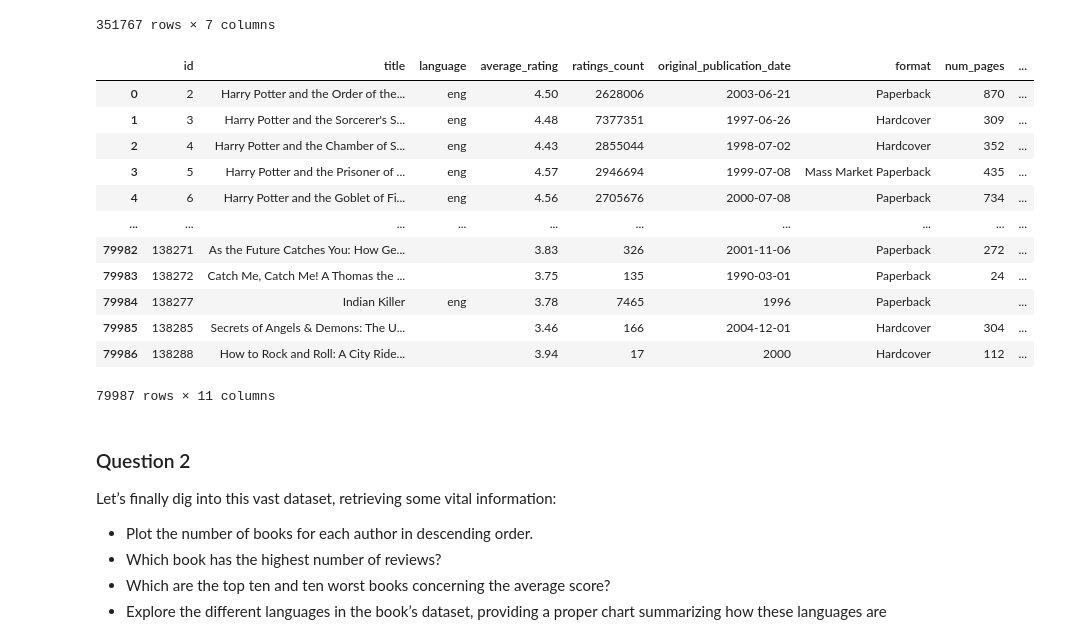
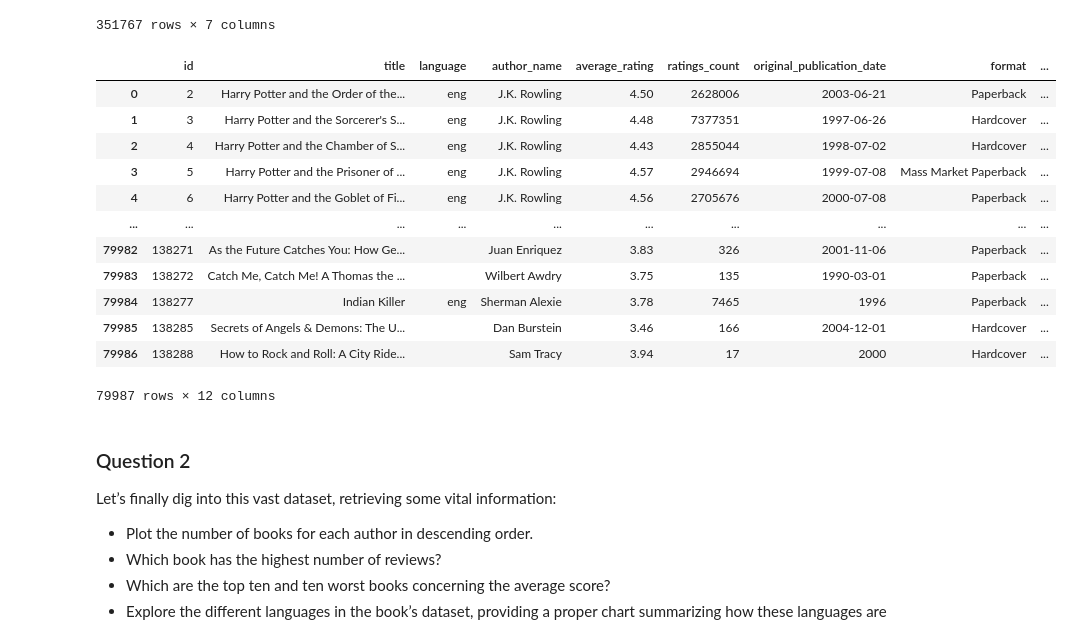
Before and after one commit to michele-42/HW2, a Jupyter notebook: main.ipynb, the cells around one changed output. Cells and saved outputs as stored; diff of their text form; code cells hidden in the pictures.

```diff
--- a/main.ipynb
+++ b/main.ipynb
@@ -98,42 +115,55 @@ authors
 | 351766 | 16777164 | James Ross |  | 0 | 1 | 5.00 | [29597374] |
 351767 rows × 7 columns
 # %%
-# Load a "few" records from the lighter_books.json dataset
-# books = pd.read_json('data/lighter_books.json', lines=True)
+"""
+    LOAD AND PRINT BOOKS DATAFRAME
+"""
 
-# This code loads only the fields needed for the exercises.
-# It takes more time to load the data but less RAM memory
+# how many records to load
+no_records = 80000
 
-# TIME 1 min
+# which fields
+fields = [
+    'id',
+    'title',
+    'language',
+    'author_name',
+    'average_rating',
+    'ratings_count',
+    'original_publication_date',
+    'format',
+    'num_pages',
+    'series_id',
+    'series_name',
+    'text_reviews_count'
+]
 
-no_records = 80000   # how many records to load
-fields = ['id', 'title', 'language', 'average_rating', 'ratings_count', 'original_publication_date', 'format', 'num_pages', 'series_id', 'series_name', 'text_reviews_count']  # which fields
 records = []
 with open('data/lighter_books.json') as lighter_books:
     for i in range(no_records):
         try:
             json_data = json.loads(lighter_books.readline())
             records.append([json_data[k] for k in fields])
         except:
             continue
 
 books = pd.DataFrame(records, columns=fields)
 records.clear()
 books
 # %% [output]
-|  | id | title | language | average_rating | ratings_count | original_publication_date | format | num_pages | ... |
-| 0 | 2 | Harry Potter and the Order of the... | eng | 4.50 | 2628006 | 2003-06-21 | Paperback | 870 | ... |
-| 1 | 3 | Harry Potter and the Sorcerer's S... | eng | 4.48 | 7377351 | 1997-06-26 | Hardcover | 309 | ... |
-| 2 | 4 | Harry Potter and the Chamber of S... | eng | 4.43 | 2855044 | 1998-07-02 | Hardcover | 352 | ... |
-| 3 | 5 | Harry Potter and the Prisoner of ... | eng | 4.57 | 2946694 | 1999-07-08 | Mass Market Paperback | 435 | ... |
-| 4 | 6 | Harry Potter and the Goblet of Fi... | eng | 4.56 | 2705676 | 2000-07-08 | Paperback | 734 | ... |
+|  | id | title | language | author_name | average_rating | ratings_count | original_publication_date | format | ... |
+| 0 | 2 | Harry Potter and the Order of the... | eng | J.K. Rowling | 4.50 | 2628006 | 2003-06-21 | Paperback | ... |
+| 1 | 3 | Harry Potter and the Sorcerer's S... | eng | J.K. Rowling | 4.48 | 7377351 | 1997-06-26 | Hardcover | ... |
+| 2 | 4 | Harry Potter and the Chamber of S... | eng | J.K. Rowling | 4.43 | 2855044 | 1998-07-02 | Hardcover | ... |
+| 3 | 5 | Harry Potter and the Prisoner of ... | eng | J.K. Rowling | 4.57 | 2946694 | 1999-07-08 | Mass Market Paperback | ... |
+| 4 | 6 | Harry Potter and the Goblet of Fi... | eng | J.K. Rowling | 4.56 | 2705676 | 2000-07-08 | Paperback | ... |
 | ... | ... | ... | ... | ... | ... | ... | ... | ... | ... |
-| 79982 | 138271 | As the Future Catches You: How Ge... |  | 3.83 | 326 | 2001-11-06 | Paperback | 272 | ... |
-| 79983 | 138272 | Catch Me, Catch Me! A Thomas the ... |  | 3.75 | 135 | 1990-03-01 | Paperback | 24 | ... |
-| 79984 | 138277 | Indian Killer | eng | 3.78 | 7465 | 1996 | Paperback |  | ... |
-| 79985 | 138285 | Secrets of Angels & Demons: The U... |  | 3.46 | 166 | 2004-12-01 | Hardcover | 304 | ... |
-| 79986 | 138288 | How to Rock and Roll: A City Ride... |  | 3.94 | 17 | 2000 | Hardcover | 112 | ... |
+| 79982 | 138271 | As the Future Catches You: How Ge... |  | Juan Enriquez | 3.83 | 326 | 2001-11-06 | Paperback | ... |
+| 79983 | 138272 | Catch Me, Catch Me! A Thomas the ... |  | Wilbert Awdry | 3.75 | 135 | 1990-03-01 | Paperback | ... |
+| 79984 | 138277 | Indian Killer | eng | Sherman Alexie | 3.78 | 7465 | 1996 | Paperback | ... |
+| 79985 | 138285 | Secrets of Angels & Demons: The U... |  | Dan Burstein | 3.46 | 166 | 2004-12-01 | Hardcover | ... |
+| 79986 | 138288 | How to Rock and Roll: A City Ride... |  | Sam Tracy | 3.94 | 17 | 2000 | Hardcover | ... |
-79987 rows × 11 columns
+79987 rows × 12 columns
 # %% [markdown]
 <h3> Question 2</h3>
 <p>
```
Also changed, not shown: parts of 25 cells of this notebook.
